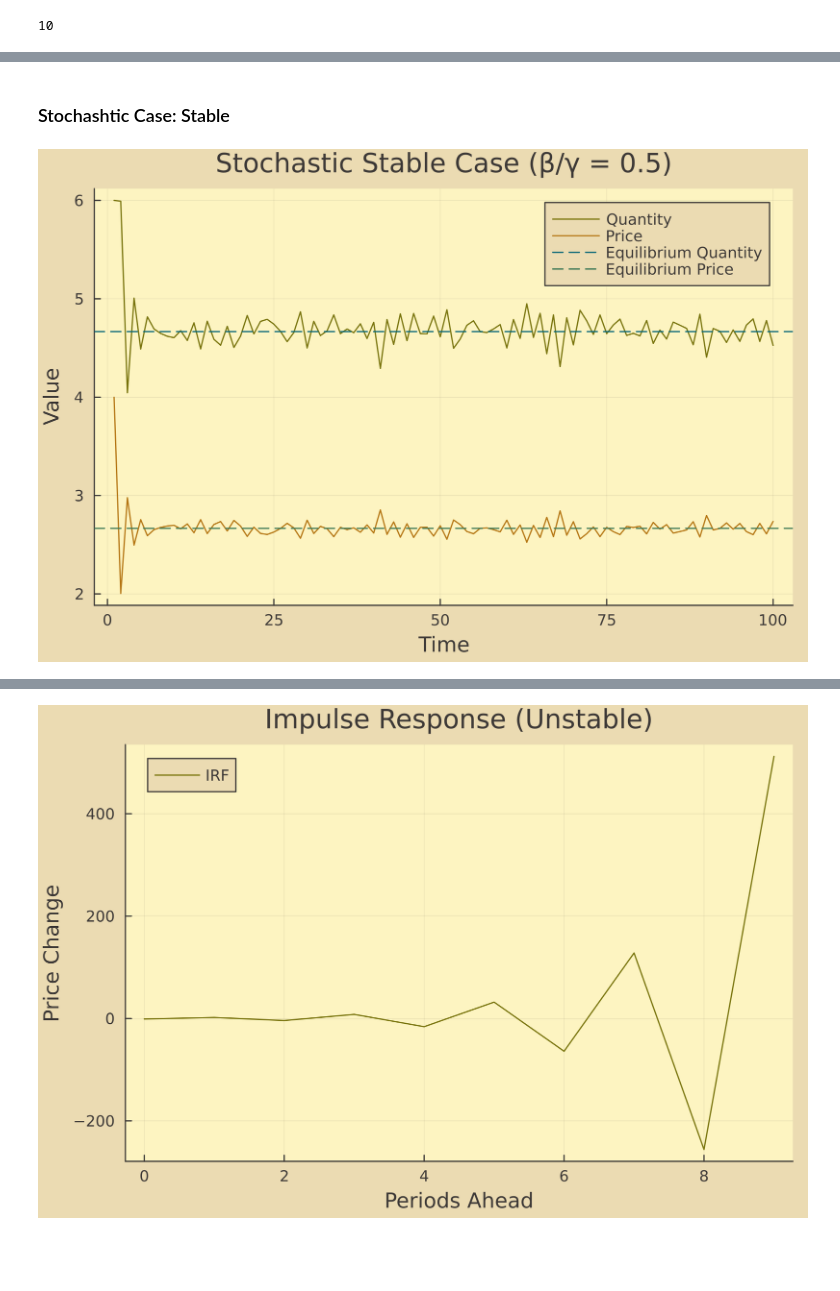
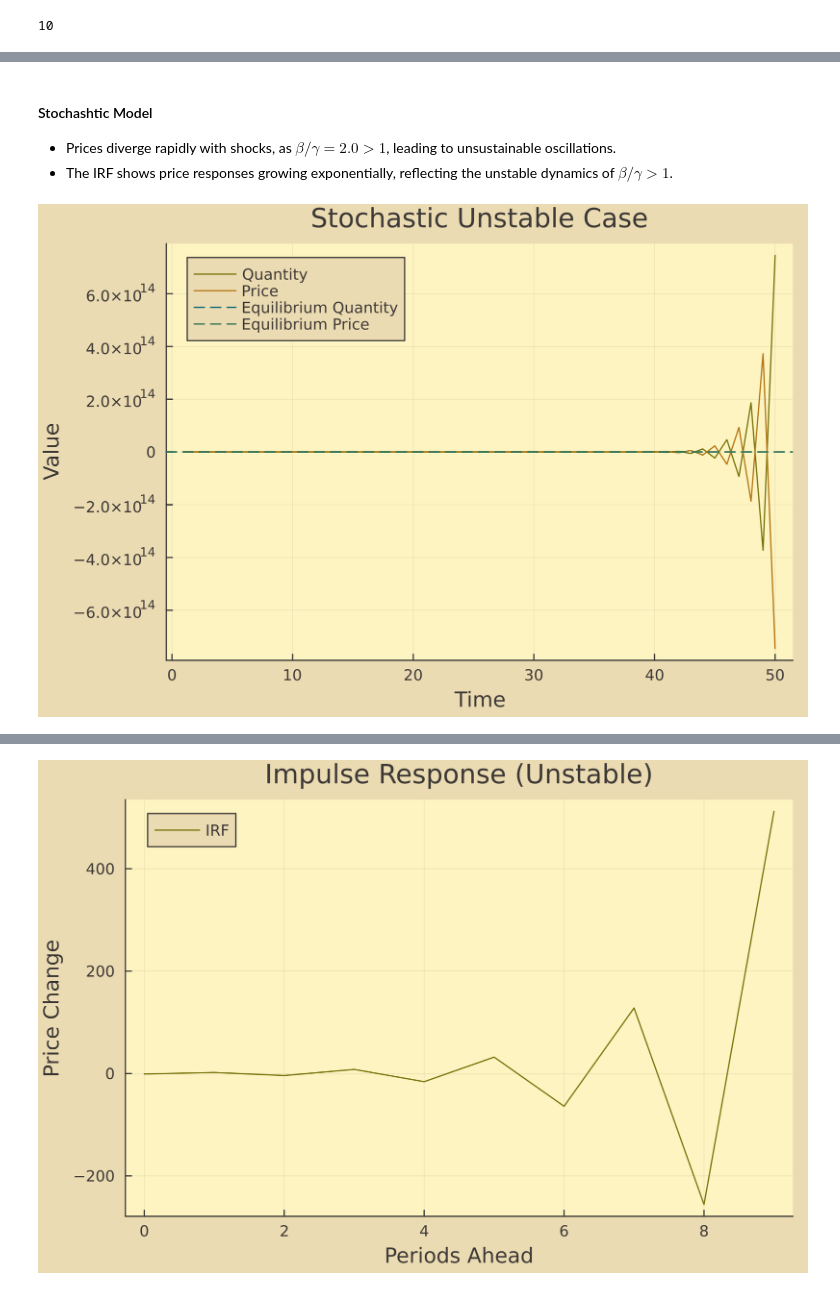
Before and after one commit to sovietscout/stochastic-cobweb-model, a Jupyter notebook: cobweb_model.ipynb, the cells around one changed output, grey strips where cells are left out. Drawn from its saved outputs; the diff is of its cells as text; code cells hidden in the pictures; blank space fills up the shorter version.

```diff
--- a/cobweb_model.ipynb
+++ b/cobweb_model.ipynb
@@ -122,7 +159,7 @@ impulse_response (generic function with 1 method)
 params_stable = CobwebParams(10.0, 2.0, 2.0, 1.0, 0.1)  # β/γ = 0.5 < 1
 params_unstable = CobwebParams(10.0, 1.0, 2.0, 2.0, 0.1)  # β/γ = 2.0 > 1
 
-T = 100
+T = 50
 p0 = 4.0
 horizon = 10
 # %% [output]
@@ -166,11 +229,14 @@ Plots.AnimatedGif("d:\\Development\\Projects\\cobweb-model\\images\\cobweb-deter
-# %% [markdown]
-### Stochashtic Case: Stable
+# %% [markdown]
+#### Stochashtic Model
+- Prices diverge rapidly with shocks, as $ \beta/\gamma = 2.0 > 1 $, leading to unsustainable oscillations.
+- The IRF shows price responses growing exponentially, reflecting the unstable dynamics of $ \beta/\gamma > 1 $.
 # %%
-prices_stable, quantities_stable, shocks_stable = cobweb_simulate(params_stable, T, p0)
+prices_unstable, quantities_unstable, shocks_unstable = cobweb_simulate(params_unstable, T, p0)
+eq_price_unstable = (params_unstable.a - params_unstable.b) / (params_unstable.γ + params_unstable.β)
 
-p_stoc_stable = plot(1:T, quantities_stable, label="Quantity", xlabel="Time", ylabel="Value", title="Stochastic Stable Case (β/γ = 0.5)", dpi=300)
-plot!(p_stoc_stable, 1:T, prices_stable, label="Price")
-hline!(p_stoc_stable, [eq_quantity], label="Equilibrium Quantity", linestyle=:dash)
-hline!(p_stoc_stable, [eq_price], label="Equilibrium Price", linestyle=:dash)
+p_stoc_unstable = plot(1:T, quantities_unstable, label="Quantity", xlabel="Time", ylabel="Value", title="Stochastic Unstable Case", dpi=300)
+plot!(p_stoc_unstable, 1:T, prices_unstable, label="Price")
+hline!(p_stoc_unstable, [eq_quantity], label="Equilibrium Quantity", linestyle=:dash)
+hline!(p_stoc_unstable, [eq_price_unstable], label="Equilibrium Price", linestyle=:dash)
 # %% [output]
-[figure, old version]
+[figure, new version]
```
Also changed, not shown: parts of 27 cells of this notebook, 7 other files.
